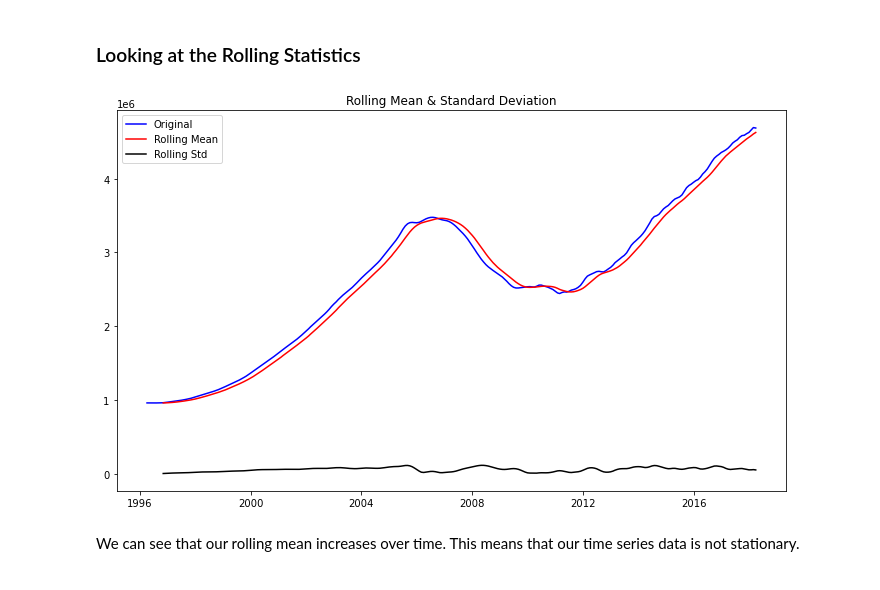
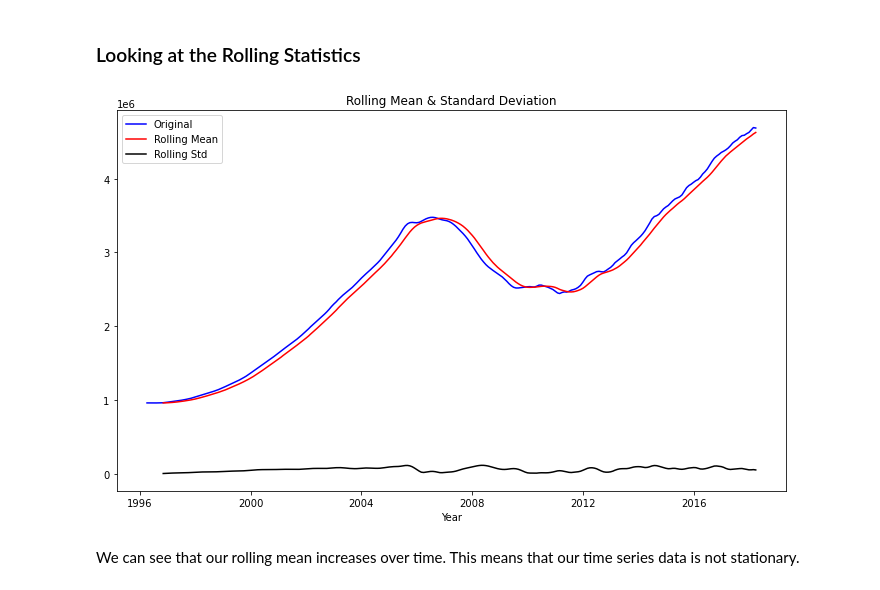
Before and after one commit to sanjitva/Zillow-TimeSeries-Modeling, a Jupyter notebook: sanjit_eda.ipynb, the cells around one changed output. Saved outputs shown, nothing was run; the diff lists cells and outputs as text; code cells hidden in the pictures.

```diff
--- a/sanjit_eda.ipynb
+++ b/sanjit_eda.ipynb
@@ -182,13 +182,14 @@ roll_std = series33480.rolling(window=8, center=False).std()
 # %%
 fig = plt.figure(figsize=(12,7))
 plt.plot(series33480, color='blue', label='Original')
 plt.plot(roll_mean, color='red', label='Rolling Mean')
 plt.plot(roll_std, color='black', label = 'Rolling Std')
 plt.legend(loc='best')
 plt.title('Rolling Mean & Standard Deviation')
+plt.xlabel('Year')
 plt.show(block=False)
 # %% [output]
-[figure, old version]
+[figure, new version]
 # %% [markdown]
 We can see that our rolling mean increases over time. This means that our time series data is not stationary.
 # %% [markdown]
```
Also changed, not shown: parts of 15 cells of this notebook.
